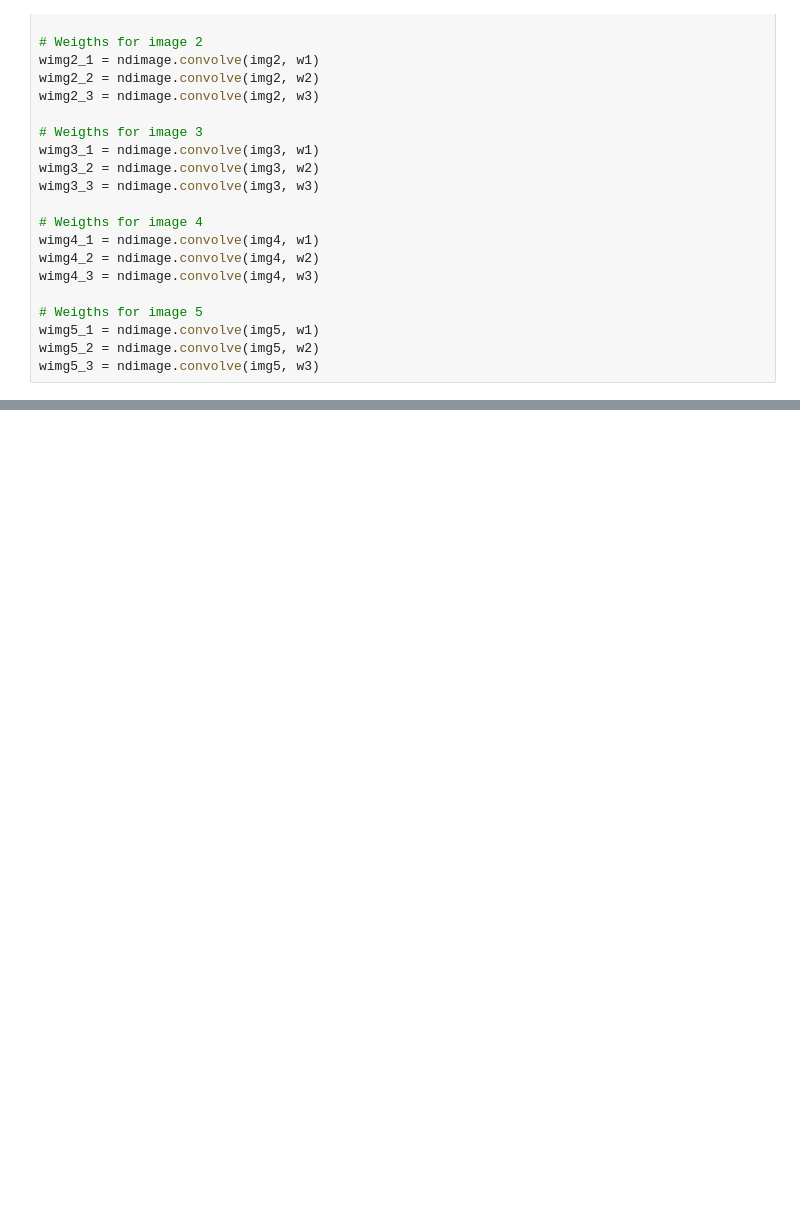
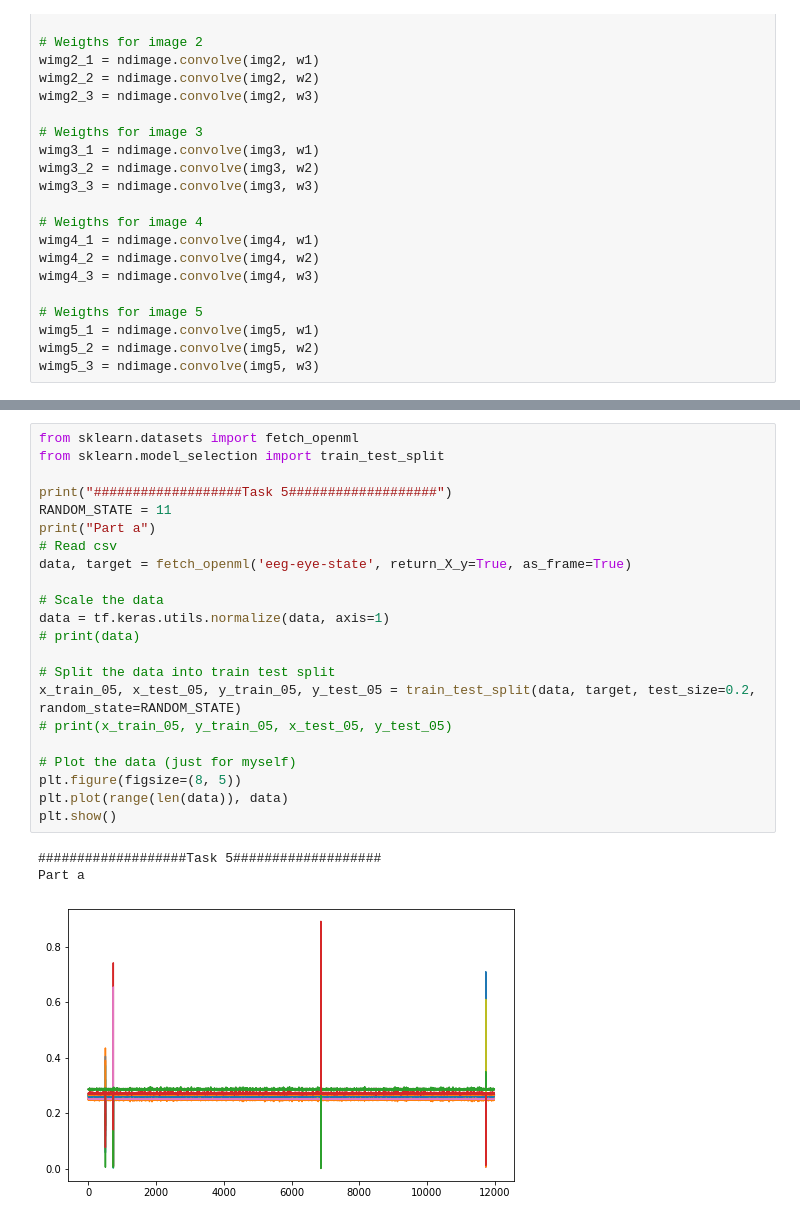
Before and after one commit to AppleAlex99/ML, a Jupyter notebook: src/e5/j.ipynb, the cells around one changed output, grey strips where cells are left out. Drawn from its saved outputs; the diff is of its cells as text; blank space fills up the shorter version.

```diff
--- a/src/e5/j.ipynb
+++ b/src/e5/j.ipynb
@@ -193,0 +285,26 @@ model2c.summary()
+# %%
+from sklearn.datasets import fetch_openml
+from sklearn.model_selection import train_test_split
+
+print("###################Task 5###################")
+RANDOM_STATE = 11
+print("Part a")
+# Read csv
+data, target = fetch_openml('eeg-eye-state', return_X_y=True, as_frame=True)
+
+# Scale the data
+data = tf.keras.utils.normalize(data, axis=1)
+# print(data)
+
+# Split the data into train test split
+x_train_05, x_test_05, y_train_05, y_test_05 = train_test_split(data, target, test_size=0.2, random_state=RANDOM_STATE)
+# print(x_train_05, y_train_05, x_test_05, y_test_05)
+
+# Plot the data (just for myself)
+plt.figure(figsize=(8, 5))
+plt.plot(range(len(data)), data)
+plt.show()
+# %% [output]
+###################Task 5###################
+Part a
+[figure, added]
```
Also changed, not shown: parts of 13 cells of this notebook, 1 other file.
